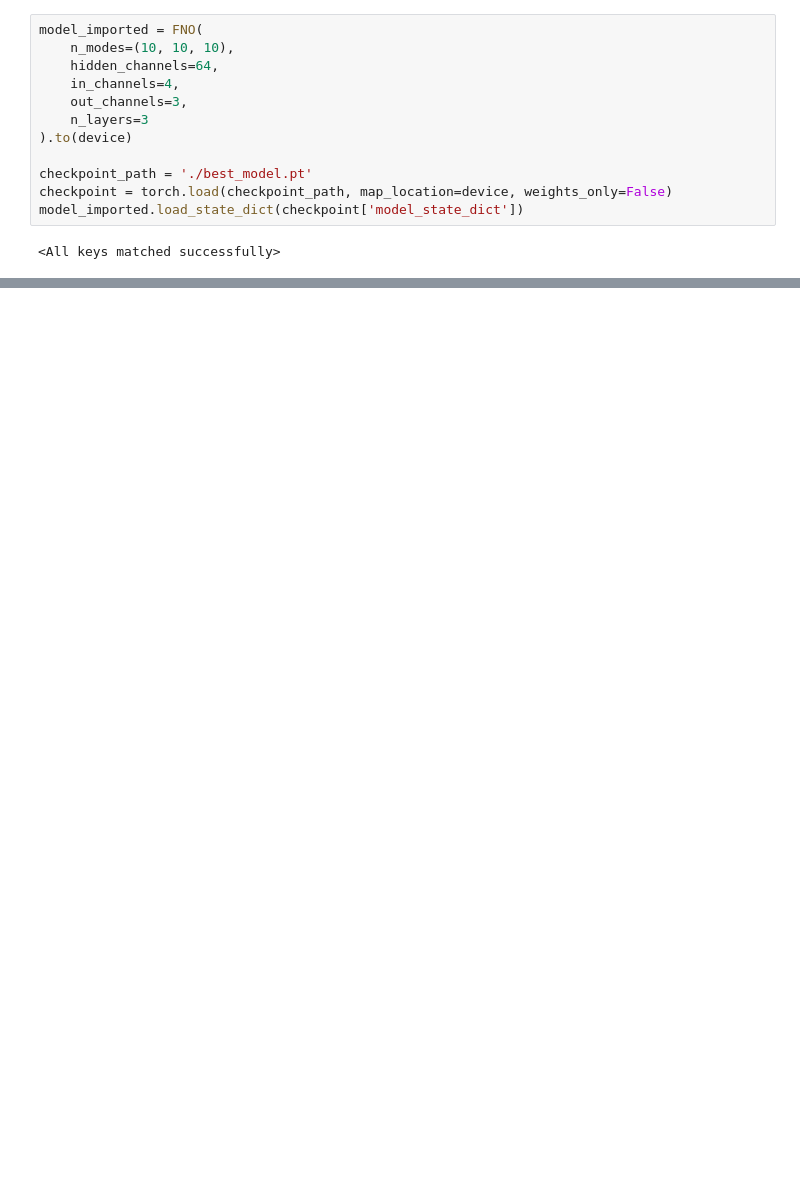
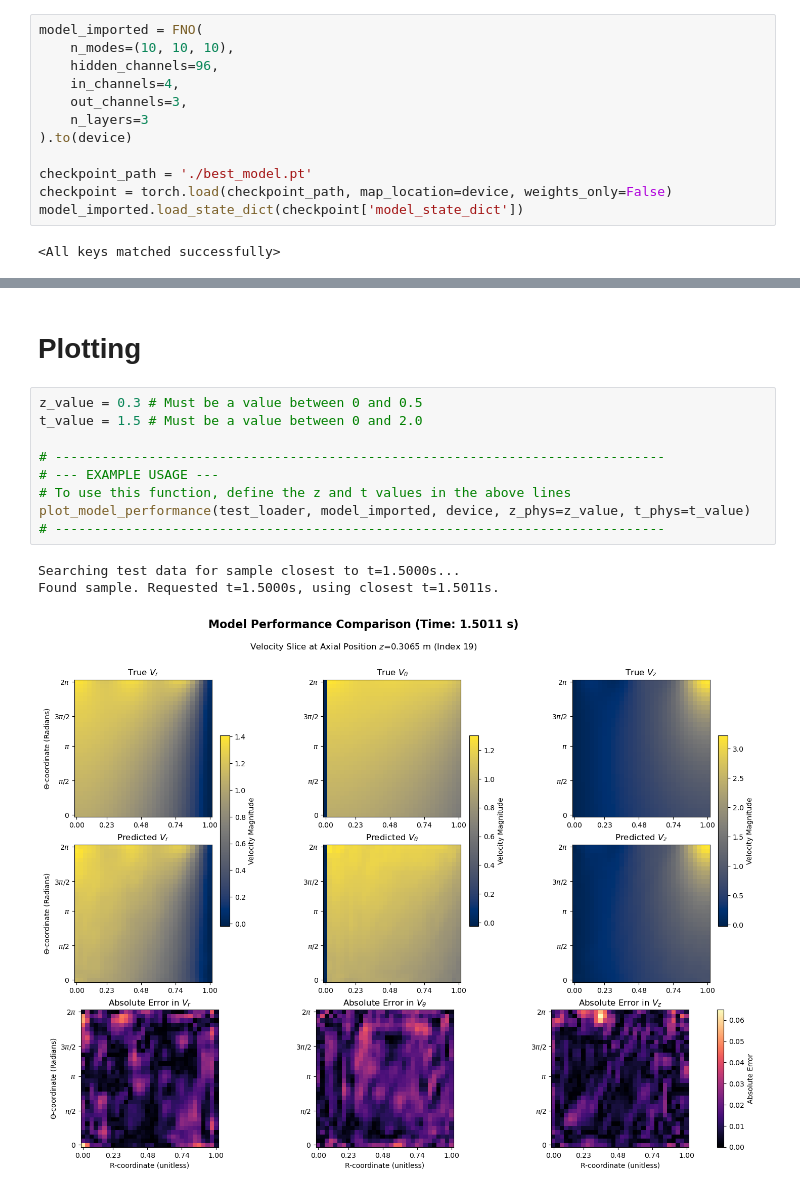
Before and after one commit to rahulak-cs-iitm/cs6886-jul-nov-2025-course-project-rephino, a Jupyter notebook: sloshing_neural_operator/evaluate_4_channel.ipynb, the cells around one changed output, grey strips where cells are left out. Cells and saved outputs as stored; diff of their text form; blank space fills up the shorter version.

Commit message:
added best model checkpiont and evaluate

```diff
--- a/sloshing_neural_operator/evaluate_4_channel.ipynb
+++ b/sloshing_neural_operator/evaluate_4_channel.ipynb
@@ -149,7 +309,7 @@ test_loader = DataLoader(test_dataset, batch_size=64, shuffle=False)
 # %%
 model_imported = FNO(
     n_modes=(10, 10, 10),
-    hidden_channels=64,
+    hidden_channels=96,
     in_channels=4,
     out_channels=3,
     n_layers=3
@@ -204,0 +323,15 @@ plt.show()
+# %% [markdown]
+# Plotting
+# %%
+z_value = 0.3 # Must be a value between 0 and 0.5
+t_value = 1.5 # Must be a value between 0 and 2.0
+
+# ------------------------------------------------------------------------------
+# --- EXAMPLE USAGE ---
+# To use this function, define the z and t values in the above lines
+plot_model_performance(test_loader, model_imported, device, z_phys=z_value, t_phys=t_value)
+# ------------------------------------------------------------------------------
+# %% [output]
+Searching test data for sample closest to t=1.5000s...
+Found sample. Requested t=1.5000s, using closest t=1.5011s.
+[figure, added]
```
Also changed, not shown: parts of 12 cells of this notebook, 1 other file.
